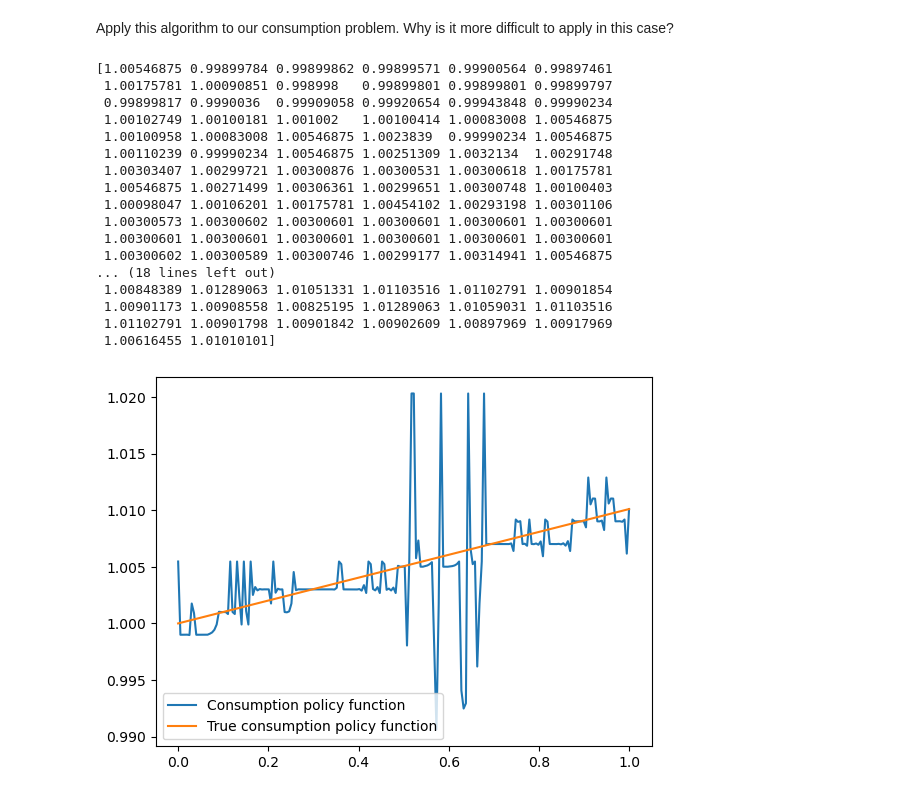
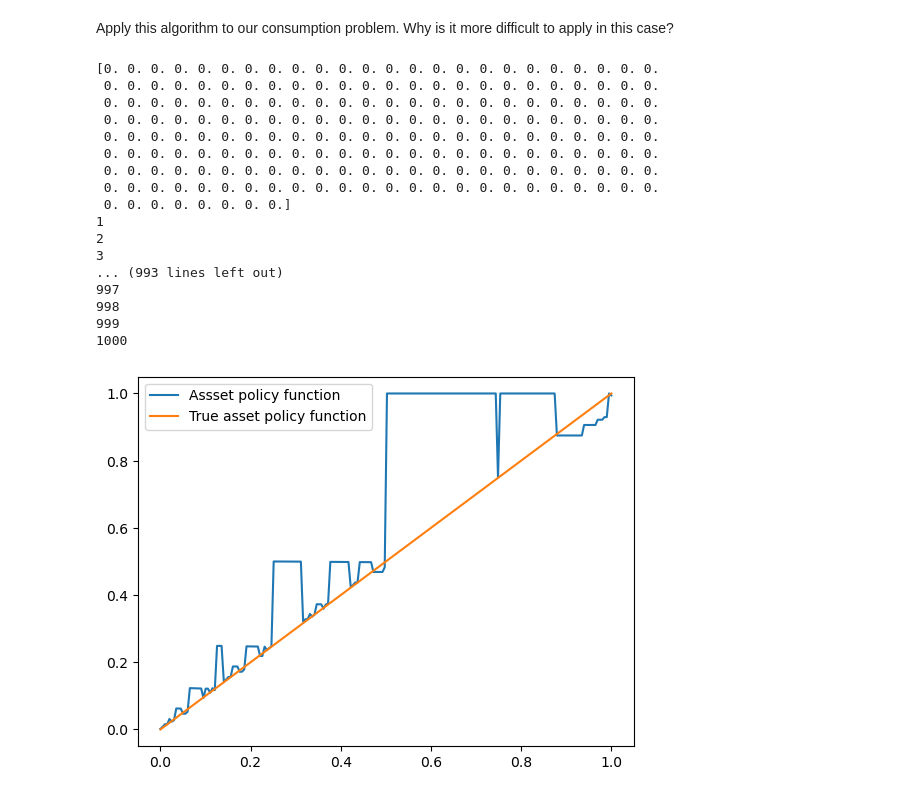
Before and after one commit to johanneswieland/281-Computational, a Jupyter notebook: Topic 2/policyiteration.ipynb, the cells around one changed output. Drawn from its saved outputs; the diff is of its cells as text; code cells hidden in the pictures.

Commit message:
write solver in terms of saving function

```diff
--- a/Topic 2/policyiteration.ipynb
+++ b/Topic 2/policyiteration.ipynb
@@ -321,40 +338,47 @@ print(root)
 Apply this algorithm to our consumption problem. Why is it more difficult to apply in this case?
 # %%
 c_0 = y + r * a
-aprime_0 = (1 + r) * a + y - c_0
+aprime_0 = a
 
 # the function is
 def f(x):
     c = (1 + r) * a + y - x
-    f_interp = interp1d(a, x, kind='linear', bounds_error=False, fill_value=(amin, amax))
-    cprime = f_interp(aprime)
+    f_interp = interp1d(a, x, kind='linear', bounds_error=False, fill_value=(amin - 10**-5, amax + 10**-5))
+    aprimeprime = f_interp(x)
+    cprime = (1 + r) * x + y - aprimeprime
+
     return c - cprime
 
-c_root = bisection(f, 0.1 * np.ones_like(a), 2 * np.ones_like(a))
+print(f(aprime_0))
 
-print(c_root)
+# print(f(amin * np.ones_like(a) - 10**-5 ).min())
+# print(f(amax * np.ones_like(a) + 10**-5).max())
 
-# plot consumption against true consumption function
-plt.plot(a, c_root, label='Consumption policy function')
-plt.plot(a, y + r * a, label='True consumption policy function')
+# print((f(amin * np.ones_like(a) - 10**-5 ) * f(amax * np.ones_like(a) + 10**-5))
+# stop
+a_root = bisection(f, amin * np.ones_like(a) - 10**-5 , amax * np.ones_like(a) + 10**-5)
+
+# plot consumption against true asset function
+plt.plot(a, a_root, label='Assset policy function')
+plt.plot(a, a, label='True asset policy function')
 plt.legend()
 plt.show()
 # %% [output]
-[1.00546875 0.99899784 0.99899862 0.99899571 0.99900564 0.99897461
- 1.00175781 1.00090851 0.998998   0.99899801 0.99899801 0.99899797
- 0.99899817 0.9990036  0.99909058 0.99920654 0.99943848 0.99990234
- 1.00102749 1.00100181 1.001002   1.00100414 1.00083008 1.00546875
- 1.00100958 1.00083008 1.00546875 1.0023839  0.99990234 1.00546875
- 1.00110239 0.99990234 1.00546875 1.00251309 1.0032134  1.00291748
- 1.00303407 1.00299721 1.00300876 1.00300531 1.00300618 1.00175781
- 1.00546875 1.00271499 1.00306361 1.00299651 1.00300748 1.00100403
- 1.00098047 1.00106201 1.00175781 1.00454102 1.00293198 1.00301106
- 1.00300573 1.00300602 1.00300601 1.00300601 1.00300601 1.00300601
- 1.00300601 1.00300601 1.00300601 1.00300601 1.00300601 1.00300601
- 1.00300602 1.00300589 1.00300746 1.00299177 1.00314941 1.00546875
-... (18 lines left out)
- 1.00848389 1.01289063 1.01051331 1.01103516 1.01102791 1.00901854
- 1.00901173 1.00908558 1.00825195 1.01289063 1.01059031 1.01103516
- 1.01102791 1.00901798 1.00901842 1.00902609 1.00897969 1.00917969
- 1.00616455 1.01010101]
+[0. 0. 0. 0. 0. 0. 0. 0. 0. 0. 0. 0. 0. 0. 0. 0. 0. 0. 0. 0. 0. 0. 0. 0.
+ 0. 0. 0. 0. 0. 0. 0. 0. 0. 0. 0. 0. 0. 0. 0. 0. 0. 0. 0. 0. 0. 0. 0. 0.
+ 0. 0. 0. 0. 0. 0. 0. 0. 0. 0. 0. 0. 0. 0. 0. 0. 0. 0. 0. 0. 0. 0. 0. 0.
+ 0. 0. 0. 0. 0. 0. 0. 0. 0. 0. 0. 0. 0. 0. 0. 0. 0. 0. 0. 0. 0. 0. 0. 0.
+ 0. 0. 0. 0. 0. 0. 0. 0. 0. 0. 0. 0. 0. 0. 0. 0. 0. 0. 0. 0. 0. 0. 0. 0.
+ 0. 0. 0. 0. 0. 0. 0. 0. 0. 0. 0. 0. 0. 0. 0. 0. 0. 0. 0. 0. 0. 0. 0. 0.
+ 0. 0. 0. 0. 0. 0. 0. 0. 0. 0. 0. 0. 0. 0. 0. 0. 0. 0. 0. 0. 0. 0. 0. 0.
+ 0. 0. 0. 0. 0. 0. 0. 0. 0. 0. 0. 0. 0. 0. 0. 0. 0. 0. 0. 0. 0. 0. 0. 0.
+ 0. 0. 0. 0. 0. 0. 0. 0.]
+1
+2
+3
+... (993 lines left out)
+997
+998
+999
+1000
-[figure, old version]
+[figure, new version]
```
Also changed, not shown: parts of 1 cell of this notebook.
